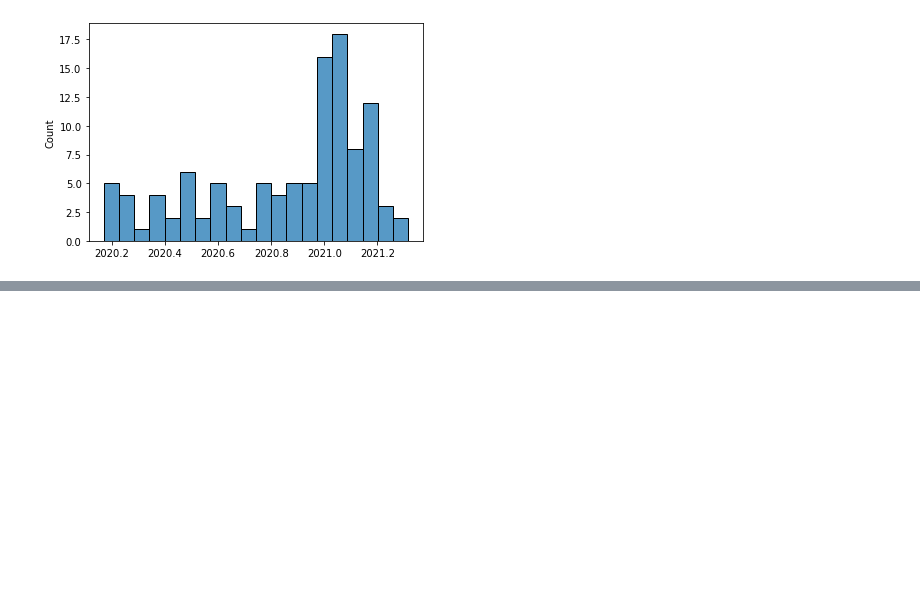
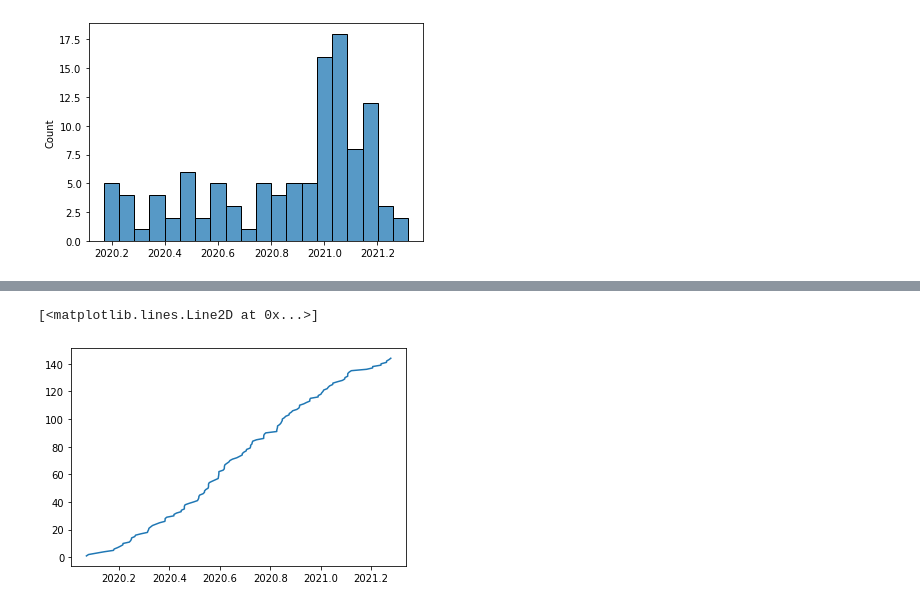
Before and after one commit to blab/sarscov2-adaptive-evolution, a Jupyter notebook: analysis/overall_s1_accumulation.ipynb, the cells around one changed output, grey strips where cells are left out. Drawn from its saved outputs; the diff is of its cells as text; code cells hidden in the pictures; blank space fills up the shorter version.

```diff
--- a/analysis/overall_s1_accumulation.ipynb
+++ b/analysis/overall_s1_accumulation.ipynb
@@ -364,0 +441,6 @@ plt.plot(s1_nonsyn_dates, s1_running_total)
+# %%
+#new
+plt.plot(rdrp_syn_dates, rdrp_syn_running_total)
+# %% [output]
+[<matplotlib.lines.Line2D at 0x...>]
+[figure, added]
```
Also changed, not shown: parts of 10 cells of this notebook, 6 other files.
